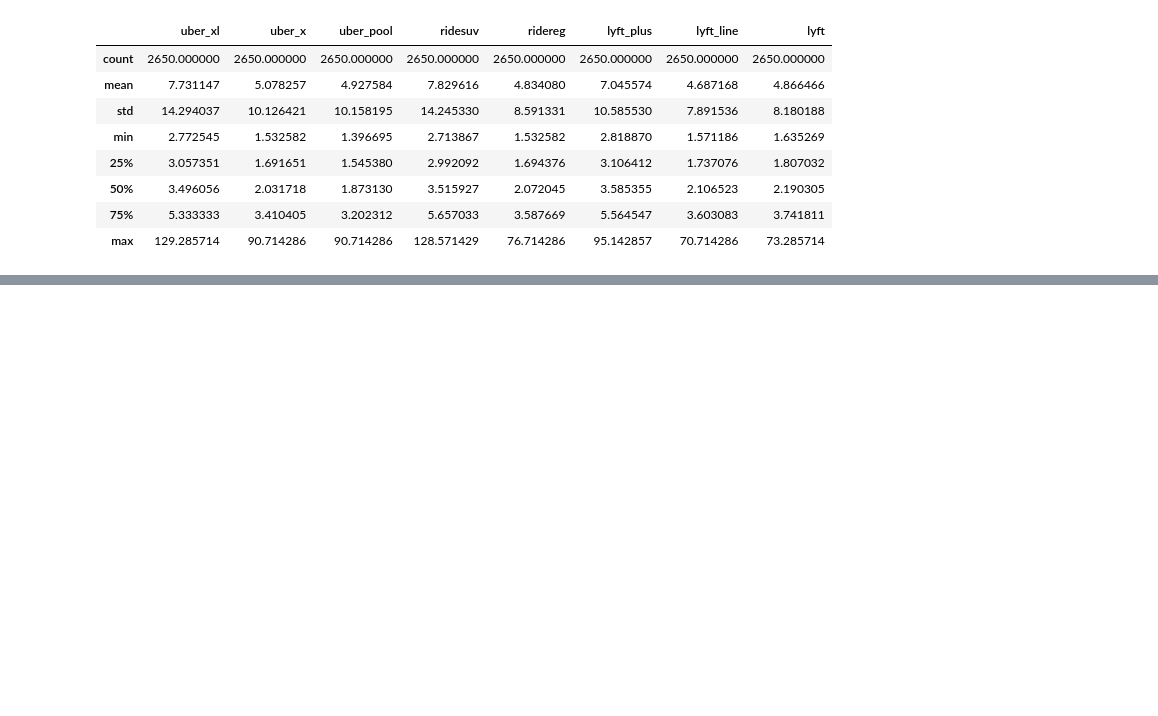
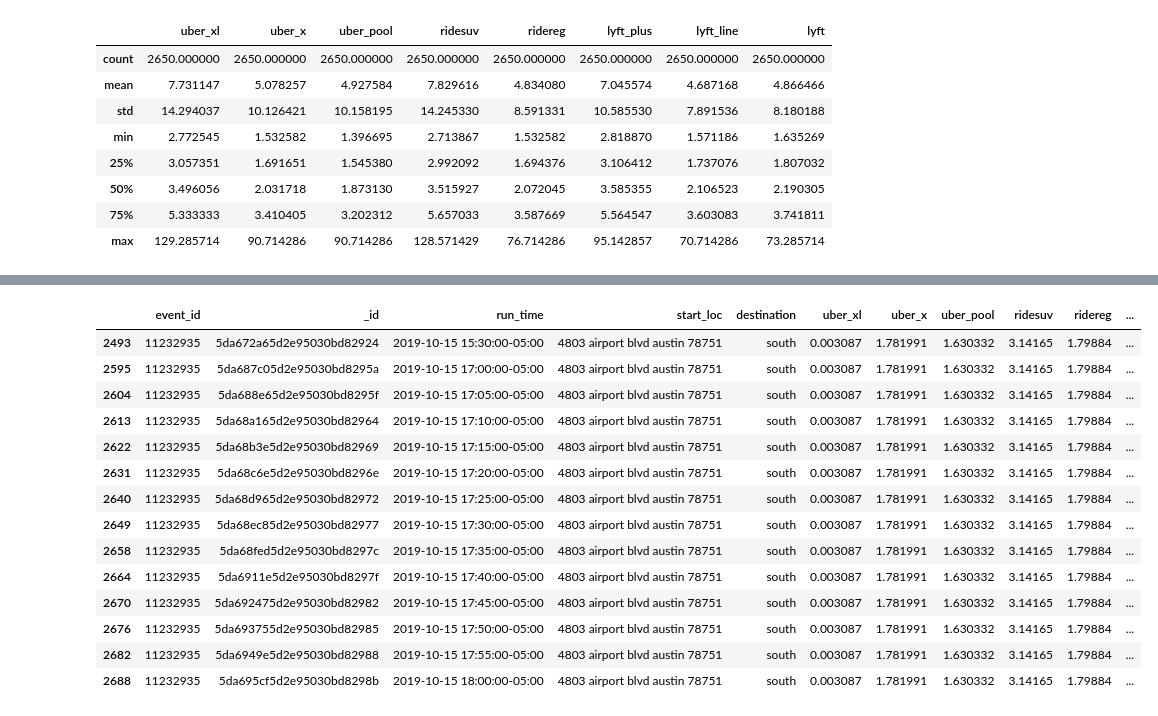
Before and after one commit to rt0161/Ridesharing_data_manipulate, a Jupyter notebook: RideshareDataEval.ipynb, the cells around one changed output, grey strips where cells are left out. Cells and saved outputs as stored; diff of their text form; code cells hidden in the pictures; blank space fills up the shorter version.

```diff
--- a/RideshareDataEval.ipynb
+++ b/RideshareDataEval.ipynb
@@ -324,6 +338,3 @@ sttime={}
 for p,s in kk:
     #store the begining time of every event
     sttime[p]=[s['run_time'].min(),[s['uber_xl'].values[0],s['uber_x'].values[0],s['uber_pool'].values[0],s['ridesuv'].values[0],s['ridereg'].values[0],s['lyft_plus'].values[0],s['lyft_line'].values[0],s['lyft'].values[0]]]
-# %%
-for pairs in kk.indices.keys():
-    rs_data.loc[(rs_data['event_id']==pairs[0]) & (rs_data['destination']==pairs[1])]
@@ -373,0 +341,14 @@ len(ind_rec)
+# %%
+# going through the whole dataframe and replace all ride prices to percentages
+
+for pairs in kk.indices.keys():
+    ind_rec=(rs_data['event_id']==pairs[0]) & (rs_data['destination']==pairs[1])
+    rs_data.loc[ind_rec,ridecols[0]]=rs_data.loc[ind_rec,ridecols[0]]/sttime[pairs][1][0]
+    rs_data.loc[ind_rec,ridecols[1]]=rs_data.loc[ind_rec,ridecols[1]]/sttime[pairs][1][1]
+    rs_data.loc[ind_rec,ridecols[2]]=rs_data.loc[ind_rec,ridecols[2]]/sttime[pairs][1][2]
+    if rs_data.loc[ind_rec,ridecols[3]].isna().sum() ==0:
+        rs_data.loc[ind_rec,ridecols[3]]=rs_data.loc[ind_rec,ridecols[3]]/sttime[pairs][1][3]
+        rs_data.loc[ind_rec,ridecols[4]]=rs_data.loc[ind_rec,ridecols[4]]/sttime[pairs][1][4]
+        rs_data.loc[ind_rec,ridecols[6]]=rs_data.loc[ind_rec,ridecols[6]]/sttime[pairs][1][6]
+    rs_data.loc[ind_rec,ridecols[5]]=rs_data.loc[ind_rec,ridecols[5]]/sttime[pairs][1][5]
+    rs_data.loc[ind_rec,ridecols[7]]=rs_data.loc[ind_rec,ridecols[7]]/sttime[pairs][1][7]
@@ -373,0 +395,18 @@ len(ind_rec)
+# %%
+rs_data.loc[ind_rec]
+# %% [output]
+|  | event_id | _id | run_time | start_loc | destination | uber_xl | uber_x | uber_pool | ridesuv | ridereg | ... |
+| 2493 | 11232935 | 5da672a65d2e95030bd82924 | 2019-10-15 15:30:00-05:00 | 4803 airport blvd austin 78751 | south | 0.003087 | 1.781991 | 1.630332 | 3.14165 | 1.79884 | ... |
+| 2595 | 11232935 | 5da687c05d2e95030bd8295a | 2019-10-15 17:00:00-05:00 | 4803 airport blvd austin 78751 | south | 0.003087 | 1.781991 | 1.630332 | 3.14165 | 1.79884 | ... |
+| 2604 | 11232935 | 5da688e65d2e95030bd8295f | 2019-10-15 17:05:00-05:00 | 4803 airport blvd austin 78751 | south | 0.003087 | 1.781991 | 1.630332 | 3.14165 | 1.79884 | ... |
+| 2613 | 11232935 | 5da68a165d2e95030bd82964 | 2019-10-15 17:10:00-05:00 | 4803 airport blvd austin 78751 | south | 0.003087 | 1.781991 | 1.630332 | 3.14165 | 1.79884 | ... |
+| 2622 | 11232935 | 5da68b3e5d2e95030bd82969 | 2019-10-15 17:15:00-05:00 | 4803 airport blvd austin 78751 | south | 0.003087 | 1.781991 | 1.630332 | 3.14165 | 1.79884 | ... |
+| 2631 | 11232935 | 5da68c6e5d2e95030bd8296e | 2019-10-15 17:20:00-05:00 | 4803 airport blvd austin 78751 | south | 0.003087 | 1.781991 | 1.630332 | 3.14165 | 1.79884 | ... |
+| 2640 | 11232935 | 5da68d965d2e95030bd82972 | 2019-10-15 17:25:00-05:00 | 4803 airport blvd austin 78751 | south | 0.003087 | 1.781991 | 1.630332 | 3.14165 | 1.79884 | ... |
+| 2649 | 11232935 | 5da68ec85d2e95030bd82977 | 2019-10-15 17:30:00-05:00 | 4803 airport blvd austin 78751 | south | 0.003087 | 1.781991 | 1.630332 | 3.14165 | 1.79884 | ... |
+| 2658 | 11232935 | 5da68fed5d2e95030bd8297c | 2019-10-15 17:35:00-05:00 | 4803 airport blvd austin 78751 | south | 0.003087 | 1.781991 | 1.630332 | 3.14165 | 1.79884 | ... |
+| 2664 | 11232935 | 5da6911e5d2e95030bd8297f | 2019-10-15 17:40:00-05:00 | 4803 airport blvd austin 78751 | south | 0.003087 | 1.781991 | 1.630332 | 3.14165 | 1.79884 | ... |
+| 2670 | 11232935 | 5da692475d2e95030bd82982 | 2019-10-15 17:45:00-05:00 | 4803 airport blvd austin 78751 | south | 0.003087 | 1.781991 | 1.630332 | 3.14165 | 1.79884 | ... |
+| 2676 | 11232935 | 5da693755d2e95030bd82985 | 2019-10-15 17:50:00-05:00 | 4803 airport blvd austin 78751 | south | 0.003087 | 1.781991 | 1.630332 | 3.14165 | 1.79884 | ... |
+| 2682 | 11232935 | 5da6949e5d2e95030bd82988 | 2019-10-15 17:55:00-05:00 | 4803 airport blvd austin 78751 | south | 0.003087 | 1.781991 | 1.630332 | 3.14165 | 1.79884 | ... |
+| 2688 | 11232935 | 5da695cf5d2e95030bd8298b | 2019-10-15 18:00:00-05:00 | 4803 airport blvd austin 78751 | south | 0.003087 | 1.781991 | 1.630332 | 3.14165 | 1.79884 | ... |
```
Also changed, not shown: parts of 11 cells of this notebook.
